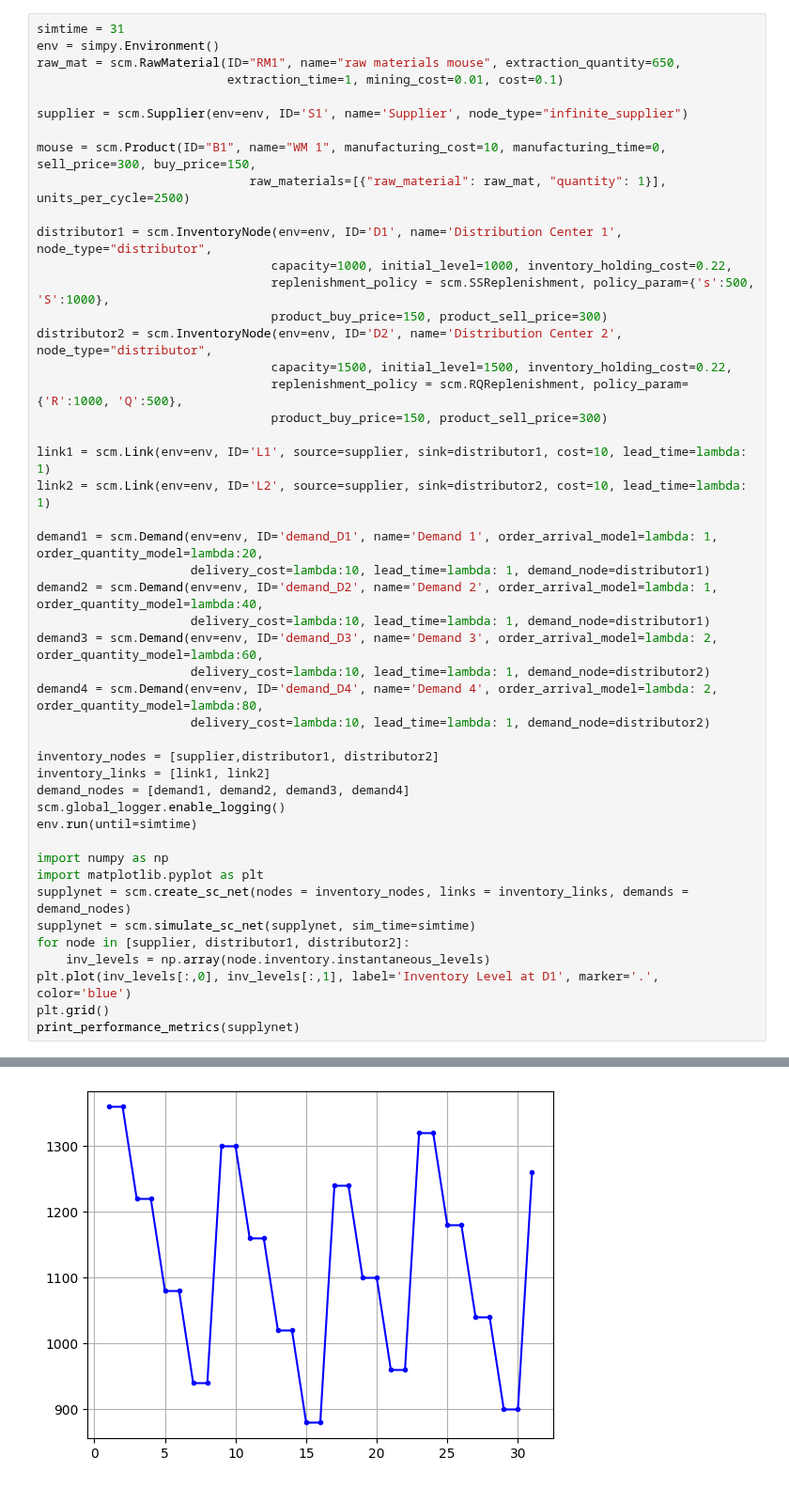
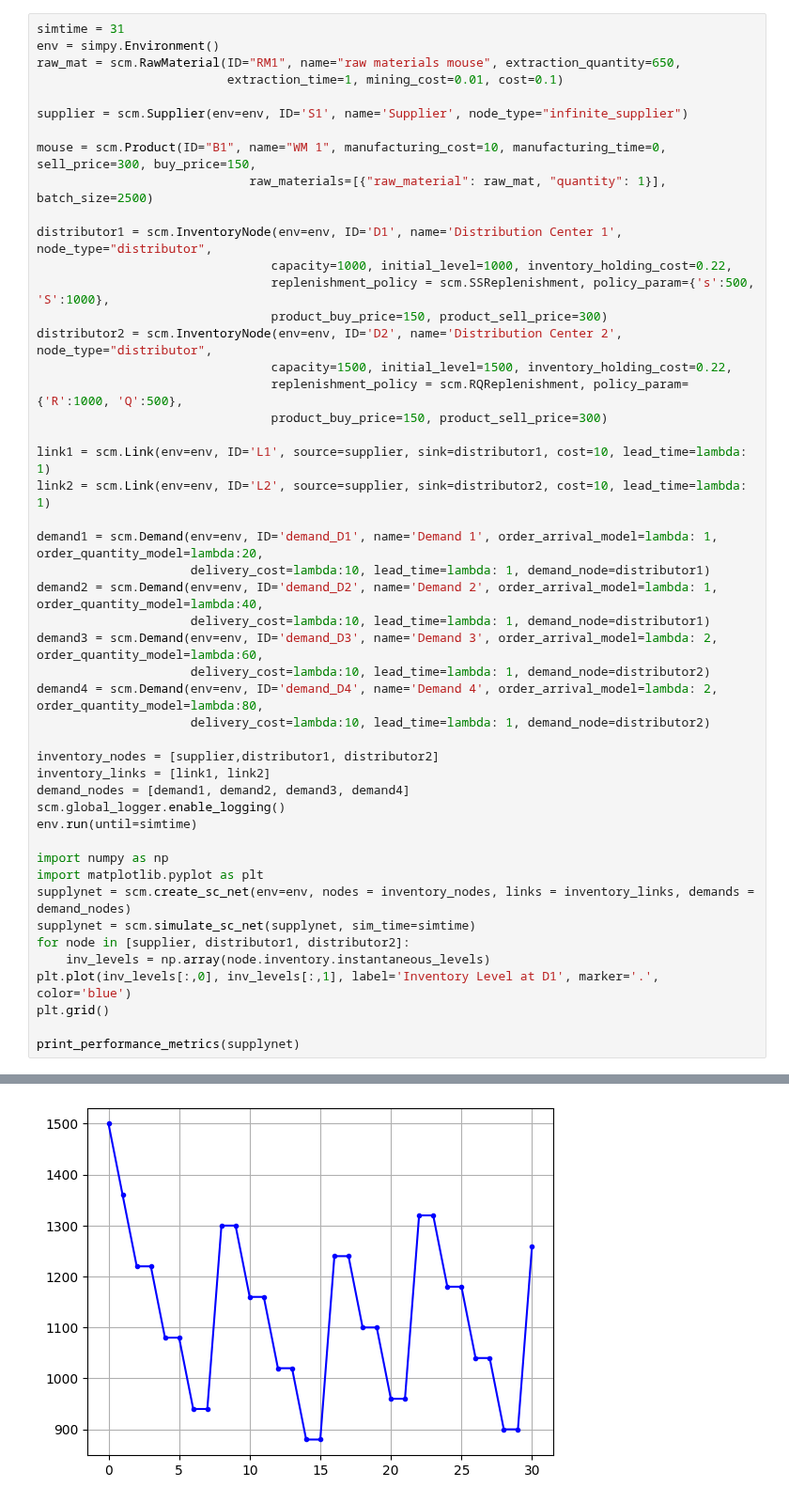
Before and after one commit to SupplyChainSimulation/SupplyNetPy, a Jupyter notebook: Validation/Single_Echelon_1.ipynb, the cells around one changed output, grey strips where cells are left out. Shown at 94% size. Drawn from its saved outputs; the diff is of its cells as text.

```diff
--- a/Validation/Single_Echelon_1.ipynb
+++ b/Validation/Single_Echelon_1.ipynb
@@ -34,7 +34,7 @@ raw_mat = scm.RawMaterial(ID="RM1", name="raw materials mouse", extraction_quant
 supplier = scm.Supplier(env=env, ID='S1', name='Supplier', node_type="infinite_supplier")
 
 mouse = scm.Product(ID="B1", name="WM 1", manufacturing_cost=10, manufacturing_time=0, sell_price=300, buy_price=150,
-                             raw_materials=[{"raw_material": raw_mat, "quantity": 1}], units_per_cycle=2500)
+                             raw_materials=[{"raw_material": raw_mat, "quantity": 1}], batch_size=2500)
 
 distributor1 = scm.InventoryNode(env=env, ID='D1', name='Distribution Center 1', node_type="distributor",
                                 capacity=1000, initial_level=1000, inventory_holding_cost=0.22,
@@ -65,11 +65,12 @@ env.run(until=simtime)
 
 import numpy as np
 import matplotlib.pyplot as plt
-supplynet = scm.create_sc_net(nodes = inventory_nodes, links = inventory_links, demands = demand_nodes)
+supplynet = scm.create_sc_net(env=env, nodes = inventory_nodes, links = inventory_links, demands = demand_nodes)
 supplynet = scm.simulate_sc_net(supplynet, sim_time=simtime)
 for node in [supplier, distributor1, distributor2]:
     inv_levels = np.array(node.inventory.instantaneous_levels)
 plt.plot(inv_levels[:,0], inv_levels[:,1], label='Inventory Level at D1', marker='.', color='blue')
 plt.grid()
+
 print_performance_metrics(supplynet)
 # %% [output]
@@ -96,18 +97,18 @@ Average Available Inventory: 1785.1612903225805
 Total Inventory Carry Cost: 12971.2
 Total Inventory Spend: 543000
 Total Transport Cost: 1010
 Total Revenue: 1230000
 Total Cost: 556981.2
 Total Profit: 673018.8
 Total Demand Placed by Customers: [94, 4100]
 Total Fulfillment Received by Customers: [90, 3900]
 Total Demand Placed by Site: [7, 3620]
 Total Fulfillment Received by Site: [7, 3620]
 Total Demand Placed: [101, 7720]
 Total Fulfillment Received: [97, 7520]
 Average Cost per Order: 5514.665346534653
 Average Cost per Item: 72.14782383419688
-[figure, old version]
+[figure, new version]
 # %%
 simtime = 31
 env = simpy.Environment()
```
Also changed, not shown: parts of 3 cells of this notebook, 11 other files.
